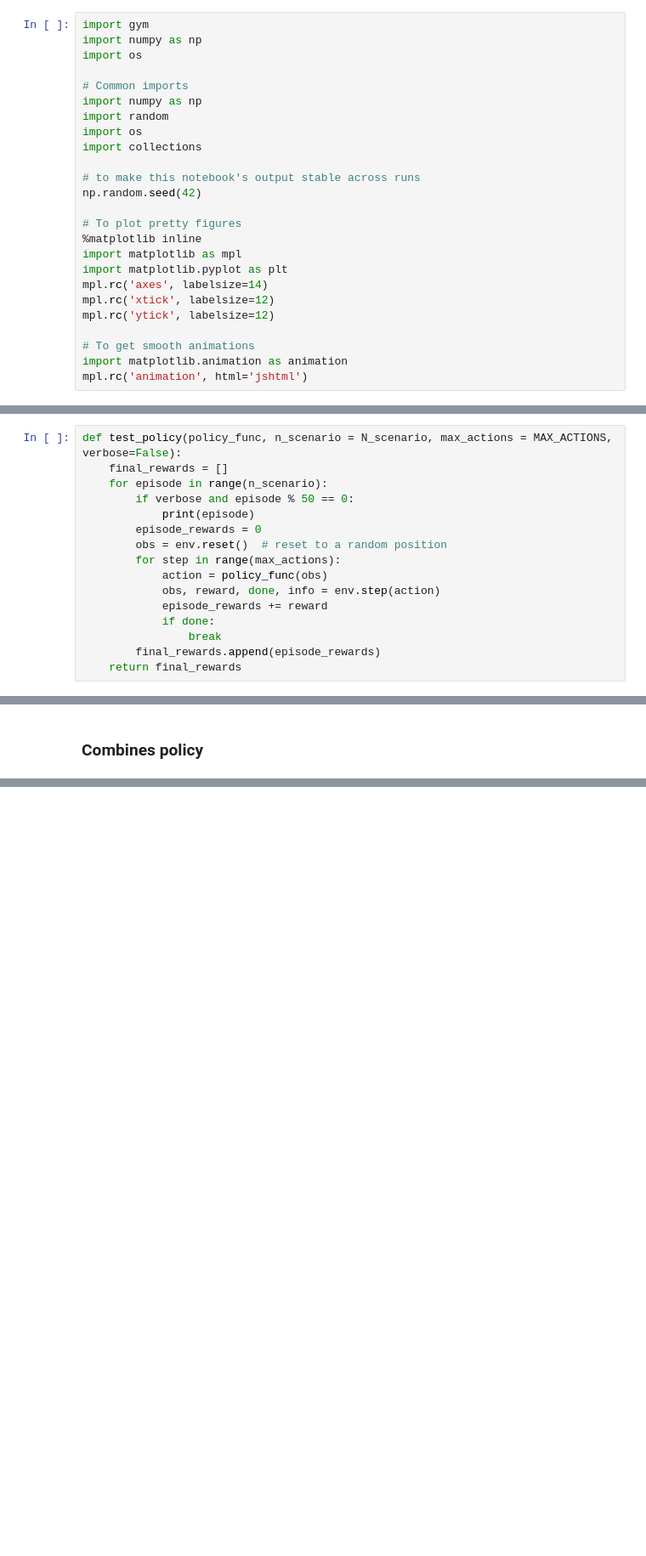
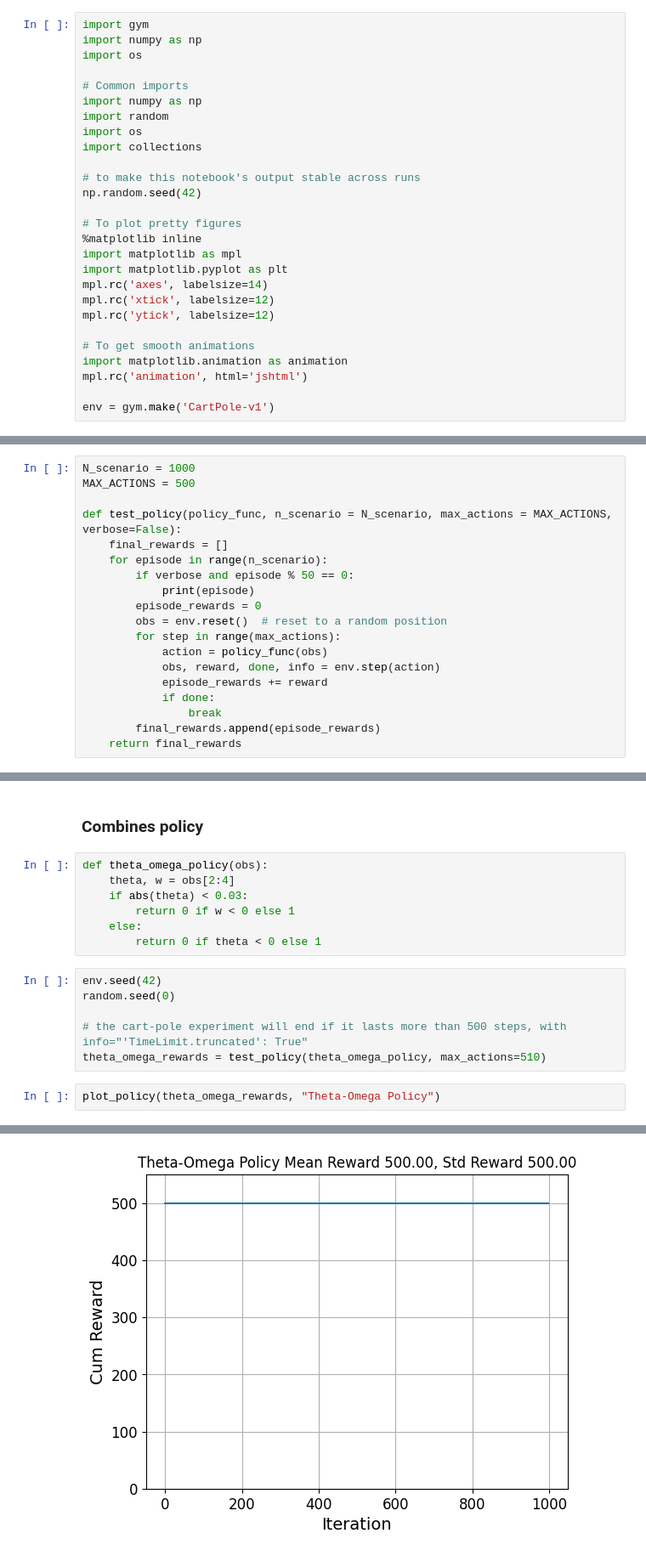
Before and after one commit to rageSpin/data-science_projects, a Jupyter notebook: Reinforcement Learning/CartPole/cartpole-simple_physics.ipynb, the cells around one changed output, grey strips where cells are left out. Shown: that part at 85% size. Cells and saved outputs as stored; diff of their text form; blank space fills up the shorter version.

Commit message:
defined theta_omega policy

```diff
--- a/Reinforcement Learning/CartPole/cartpole-simple_physics.ipynb
+++ b/Reinforcement Learning/CartPole/cartpole-simple_physics.ipynb
@@ -23,6 +23,8 @@ mpl.rc('ytick', labelsize=12)
 # To get smooth animations
 import matplotlib.animation as animation
 mpl.rc('animation', html='jshtml')
+
+env = gym.make('CartPole-v1')
 # %% [markdown]
 ## Visualize Actions / Observations
 # %%
@@ -82,6 +84,9 @@ def plot_animation(record, repeat=False, interval=40):
 # %% [markdown]
 ## Policy
 # %%
+N_scenario = 1000
+MAX_ACTIONS = 500
+
 def test_policy(policy_func, n_scenario = N_scenario, max_actions = MAX_ACTIONS, verbose=False):
     final_rewards = []
     for episode in range(n_scenario):
@@ -108,3 +113,19 @@ def plot_policy(final_rewards, policy_name:str=''):
     return fig
 # %% [markdown]
 ### Combines policy
+# %%
+def theta_omega_policy(obs):
+    theta, w = obs[2:4]
+    if abs(theta) < 0.03:
+        return 0 if w < 0 else 1
+    else:
+        return 0 if theta < 0 else 1
+# %%
+env.seed(42)
+random.seed(0)
+
+# the cart-pole experiment will end if it lasts more than 500 steps, with info="'TimeLimit.truncated': True"
+theta_omega_rewards = test_policy(theta_omega_policy, max_actions=510)
+# %%
+plot_policy(theta_omega_rewards, "Theta-Omega Policy")
+# %% [output]
@@ -110,0 +133 @@ def plot_policy(final_rewards, policy_name:str=''):
+[figure, added]
```
Also changed, not shown: parts of 3 cells of this notebook.
